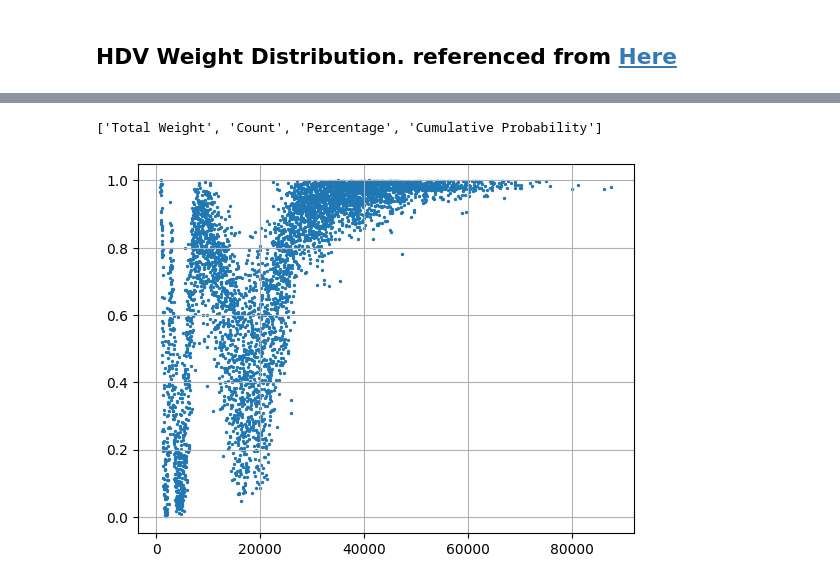
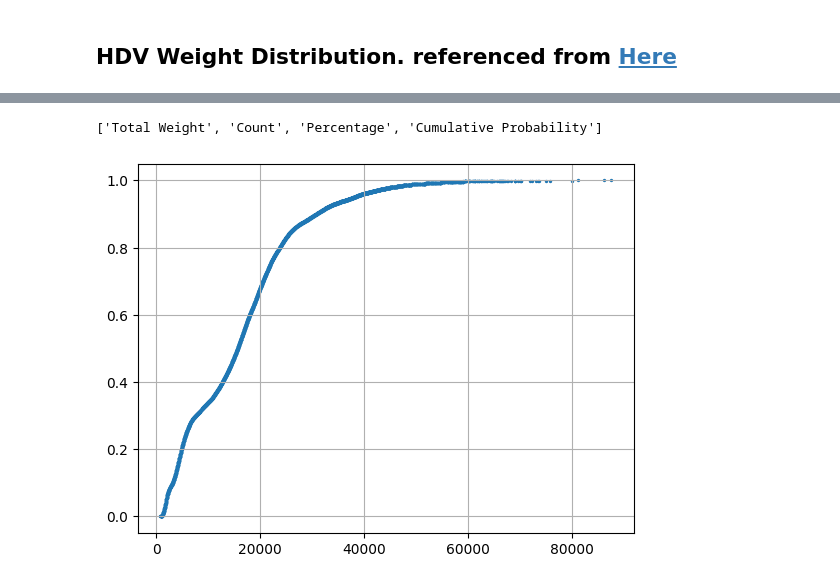
Before and after one commit to felixthe-cat/Personal_Projects, a Jupyter notebook: Final Year Project/Data_handle.ipynb, the cells around one changed output, grey strips where cells are left out. Cells and saved outputs as stored; diff of their text form; code cells hidden in the pictures.

```diff
--- a/Final Year Project/Data_handle.ipynb
+++ b/Final Year Project/Data_handle.ipynb
@@ -243,4 +243,6 @@ HDV_total_weight_and_cumper = pd.DataFrame(HDV['Total Weight'].value_counts()).r
 HDV_total_weight_and_cumper.columns = ['Total Weight', 'Count']
 HDV_total_weight_and_cumper['Percentage'] = HDV_total_weight_and_cumper['Count'] / total_trucks
 # Sort it by Weight First or it messes up the Cumu Prob
+HDV_total_weight_and_cumper = HDV_total_weight_and_cumper.sort_values("Total Weight")
 HDV_total_weight_and_cumper['Cumulative Probability'] = HDV_total_weight_and_cumper['Percentage'].cumsum()
+HDV_total_weight_and_cumper.tail(30)
@@ -247,10 +267,10 @@ HDV_total_weight_and_cumper['Cumulative Probability'] = HDV_total_weight_and_cum
 # %%
 print(list(HDV_total_weight_and_cumper))
-x_data = HDV_total_weight_and_cumper['Total Weight']
-y_data = HDV_total_weight_and_cumper['Cumulative Probability']
-plt.scatter(x_data, y_data , s=2)
+truck_x_data = HDV_total_weight_and_cumper['Total Weight']
+truck_y_data = HDV_total_weight_and_cumper['Cumulative Probability']
+plt.scatter(truck_x_data, truck_y_data , s=2)
 plt.grid()
 plt.show()
 # %% [output]
 ['Total Weight', 'Count', 'Percentage', 'Cumulative Probability']
-[figure, old version]
+[figure, new version]
```
Also changed, not shown: parts of 5 cells of this notebook.
